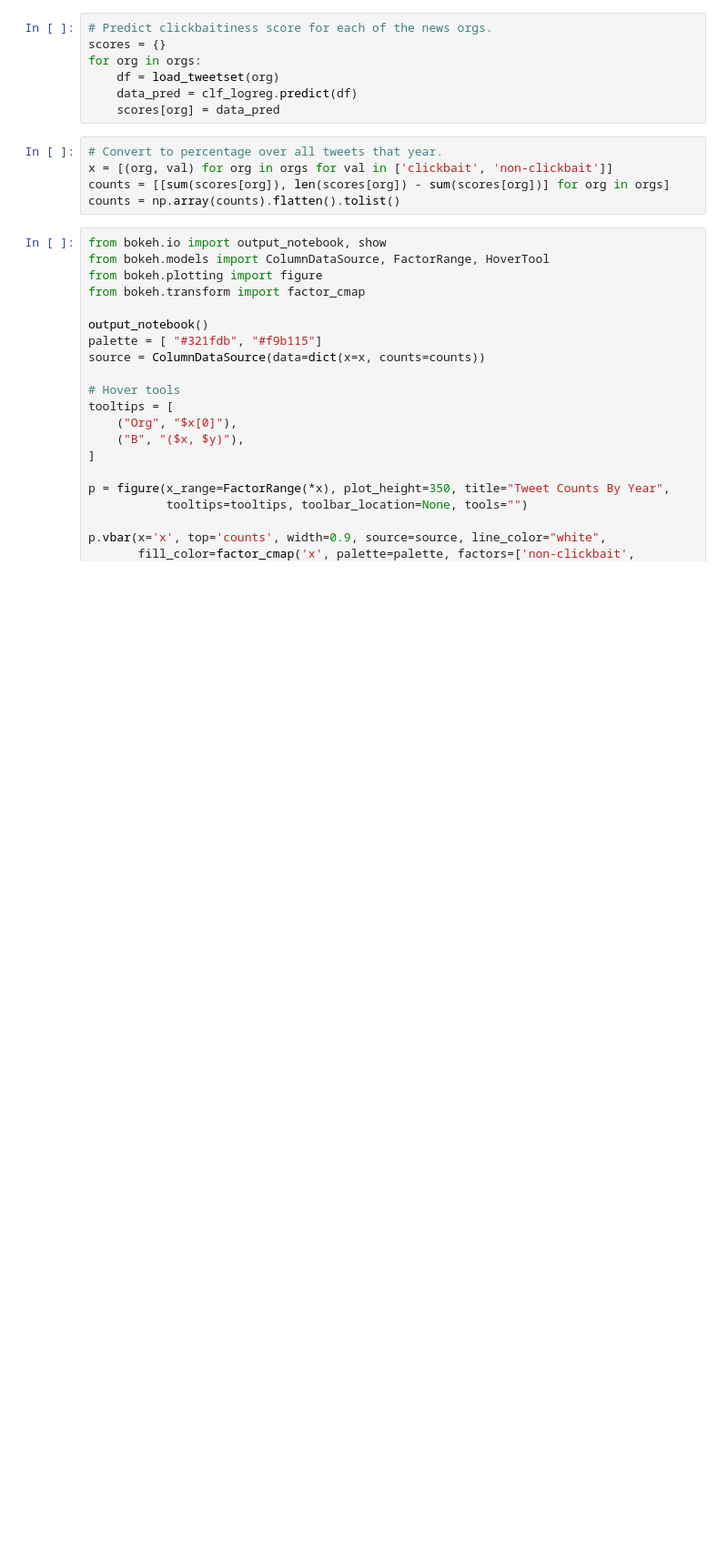
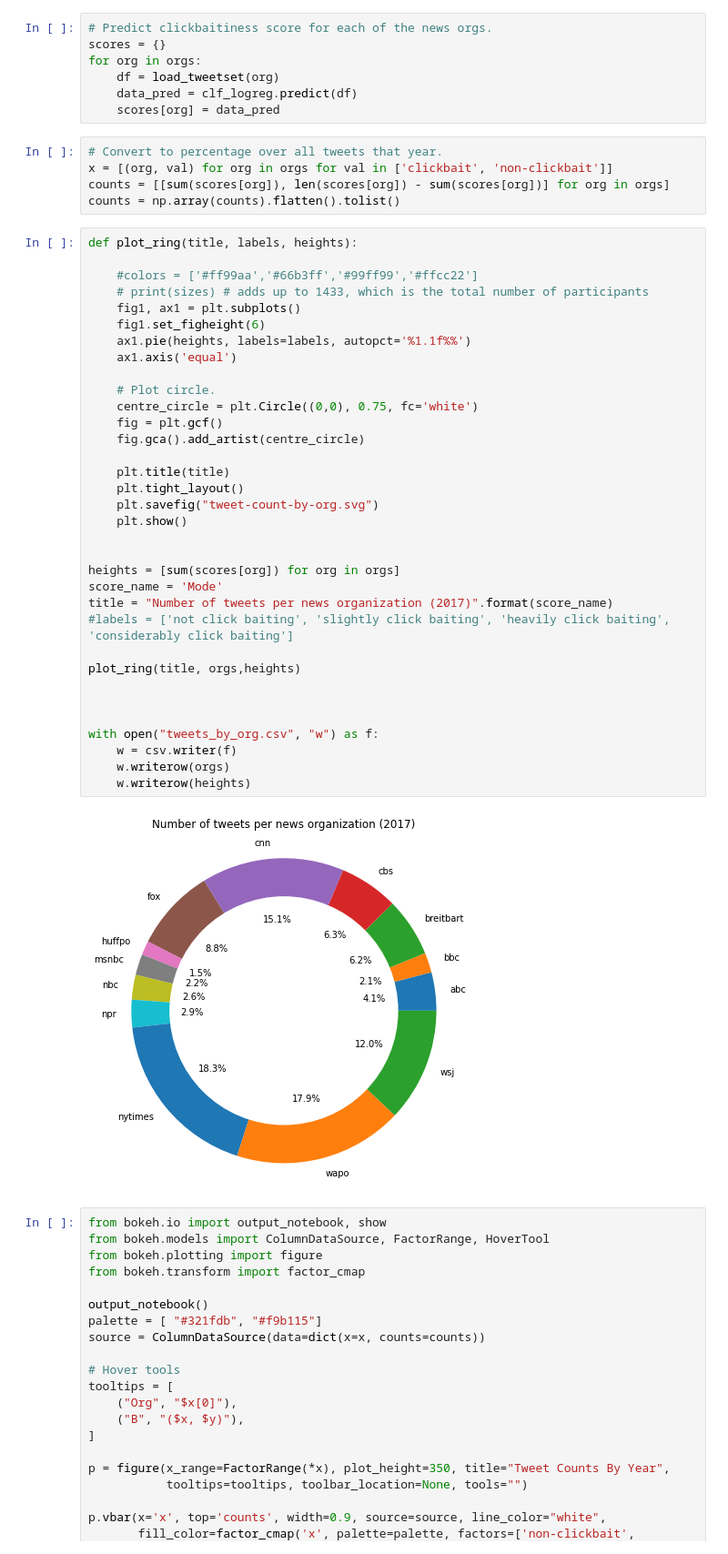
Before and after one commit to alexanderwood/wood-clickbait, a Jupyter notebook: code/analysis.ipynb, the cells around one changed output. Shown at 91% size. Cells and saved outputs as stored; diff of their text form; blank space fills up the shorter version.

```diff
--- a/code/analysis.ipynb
+++ b/code/analysis.ipynb
@@ -395,6 +395,42 @@ for org in orgs:
 x = [(org, val) for org in orgs for val in ['clickbait', 'non-clickbait']]
 counts = [[sum(scores[org]), len(scores[org]) - sum(scores[org])] for org in orgs]
 counts = np.array(counts).flatten().tolist()
+# %%
+def plot_ring(title, labels, heights):
+
+    #colors = ['#ff99aa','#66b3ff','#99ff99','#ffcc22']
+    # print(sizes) # adds up to 1433, which is the total number of participants
+    fig1, ax1 = plt.subplots()
+    fig1.set_figheight(6)
+    ax1.pie(heights, labels=labels, autopct='%1.1f%%')
+    ax1.axis('equal')
+
+    # Plot circle.
+    centre_circle = plt.Circle((0,0), 0.75, fc='white')
+    fig = plt.gcf()
+    fig.gca().add_artist(centre_circle)
+
+    plt.title(title)
+    plt.tight_layout()
+    plt.savefig("tweet-count-by-org.svg")
+    plt.show()
+
+
+heights = [sum(scores[org]) for org in orgs]
+score_name = 'Mode'
+title = "Number of tweets per news organization (2017)".format(score_name)
+#labels = ['not click baiting', 'slightly click baiting', 'heavily click baiting', 'considerably click baiting']
+
+plot_ring(title, orgs,heights)
+
+
+
+with open("tweets_by_org.csv", "w") as f:
+    w = csv.writer(f)
+    w.writerow(orgs)
+    w.writerow(heights)
+# %% [output]
+[figure, added]
 # %%
 from bokeh.io import output_notebook, show
 from bokeh.models import ColumnDataSource, FactorRange, HoverTool
```
Also changed, not shown: parts of 1 cell of this notebook, 5 other files.
